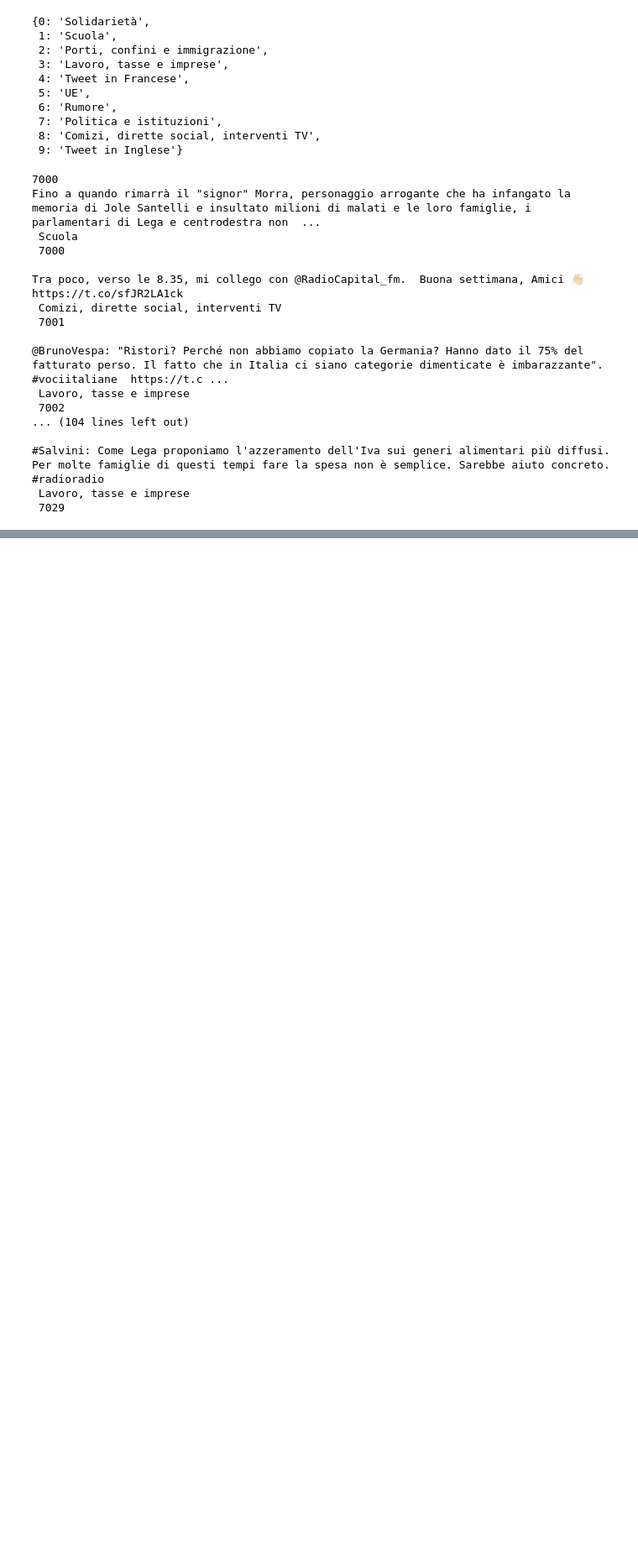
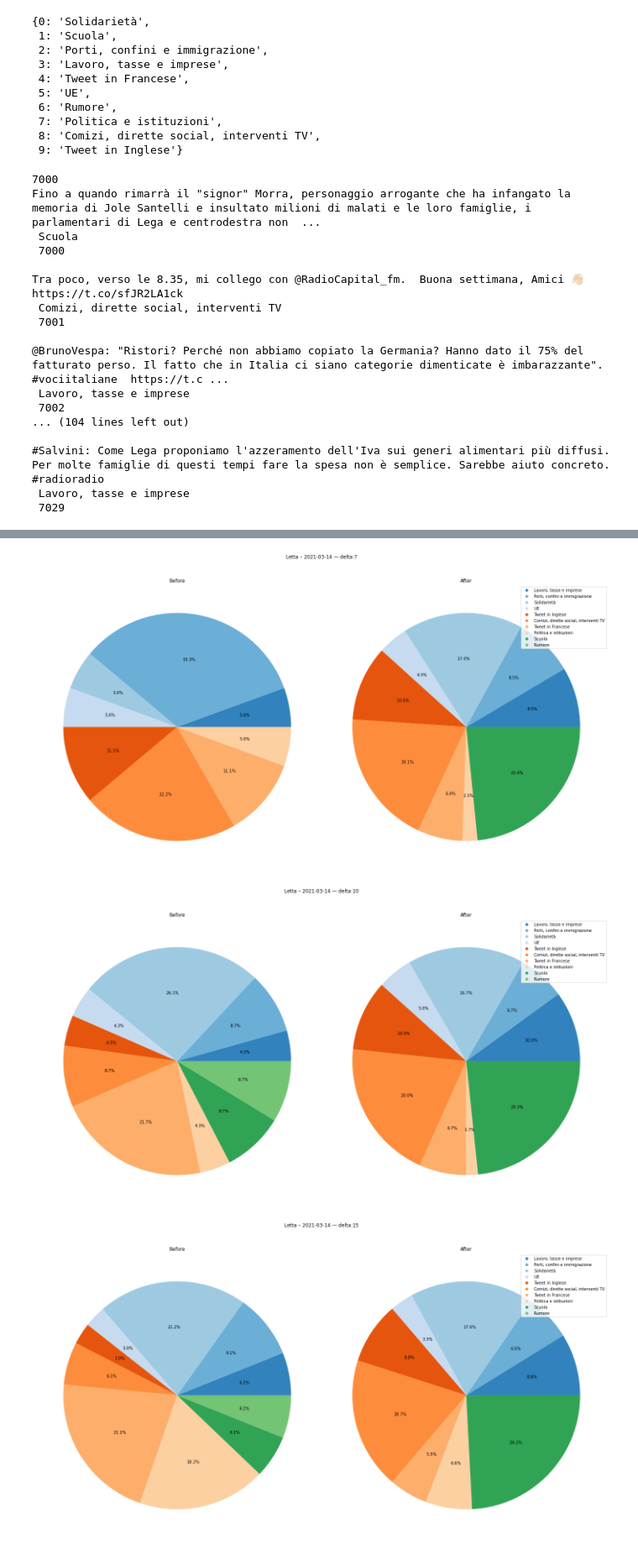
Before and after one commit to FedericoMz/BrokenMirror, a Jupyter notebook: BM-topics.ipynb, the cells around one changed output, grey strips where cells are left out. Shown at 84% size. Drawn from its saved outputs; the diff is of its cells as text; code cells hidden in the pictures; blank space fills up the shorter version.

```diff
--- a/BM-topics.ipynb
+++ b/BM-topics.ipynb
@@ -232,0 +279,7 @@ df.to_json('data/brokenmirror-def.json')
+# %%
+import datetime
+def get_timerange(date, delta):
+    date = pd.to_datetime(date)
+    start_date = date - datetime.timedelta(days=delta)
+    end_date = date + datetime.timedelta(days=delta)
+    return (start_date, date), (date, end_date)
@@ -232,0 +342,16 @@ df.to_json('data/brokenmirror-def.json')
+# %%
+interesting_dates =[
+    ('2021-03-14', 'Letta'),
+    ('2021-01-10', 'Conte'),
+    ('2020-09-11', 'Salvini'),
+    ('2021-02-14', 'Salvini'),
+    ('2021-02-14', 'Meloni')
+]
+
+for tup in interesting_dates:
+    for d in [7, 10, 15, 30, 60]:
+        chart_with_date(tup[0], tup[1], delta=d)
+# %% [output]
+[figure, added]
+[figure, added]
+[figure, added]
```
Also changed, not shown: parts of 9 cells of this notebook, 34 other files.
